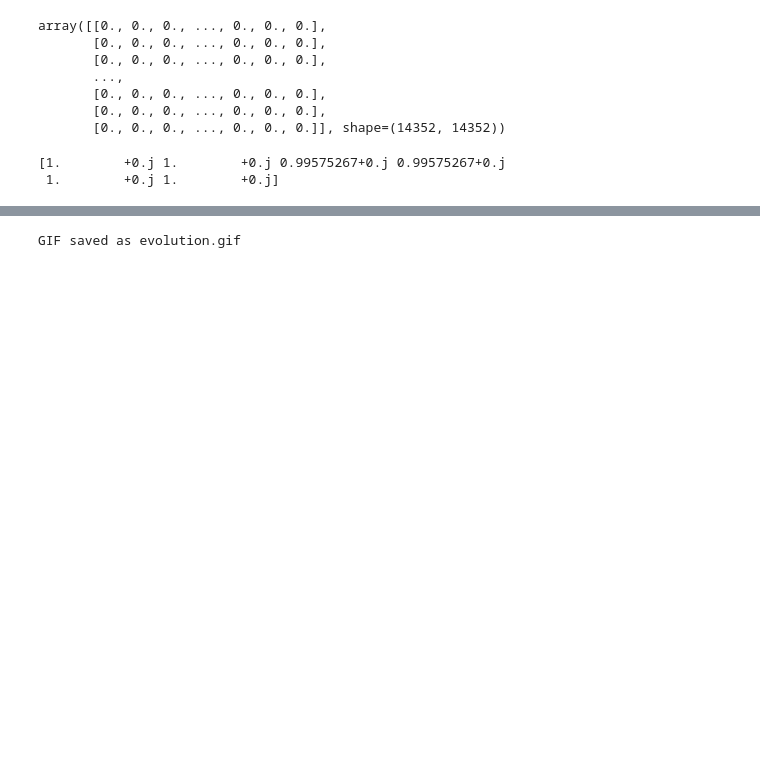
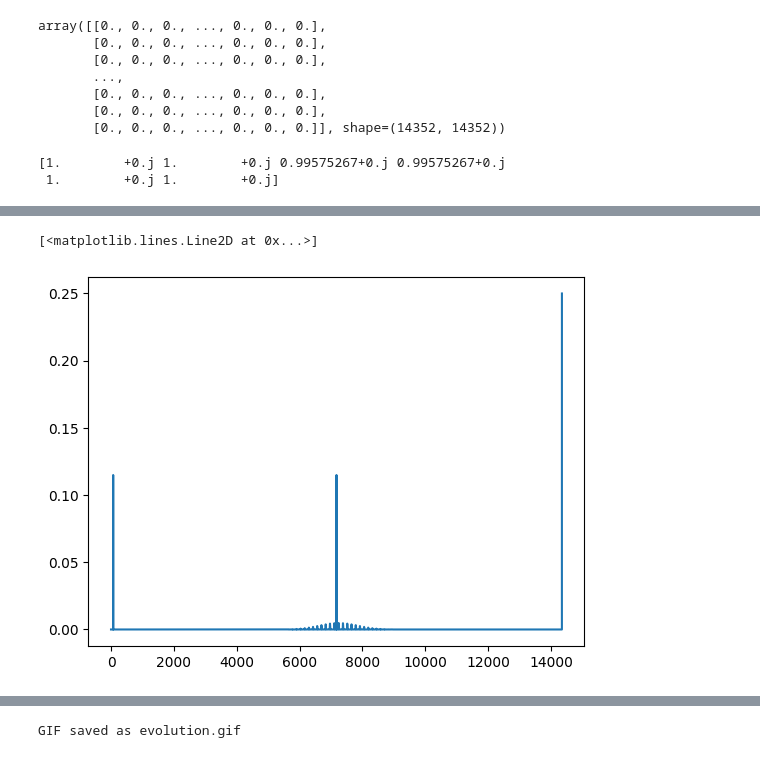
Before and after one commit to sadraheydari/SchumpeterCournotGE, a Jupyter notebook: experiments/3-firm-policy.ipynb, the cells around one changed output, grey strips where cells are left out. Drawn from its saved outputs; the diff is of its cells as text; code cells hidden in the pictures; blank space fills up the shorter version.

```diff
--- a/experiments/3-firm-policy.ipynb
+++ b/experiments/3-firm-policy.ipynb
@@ -628,0 +629,5 @@ Converged after 871 iterations.
+# %%
+plt.plot(state)
+# %% [output]
+[<matplotlib.lines.Line2D at 0x...>]
+[figure, added]
```
Also changed, not shown: parts of 12 cells of this notebook.
